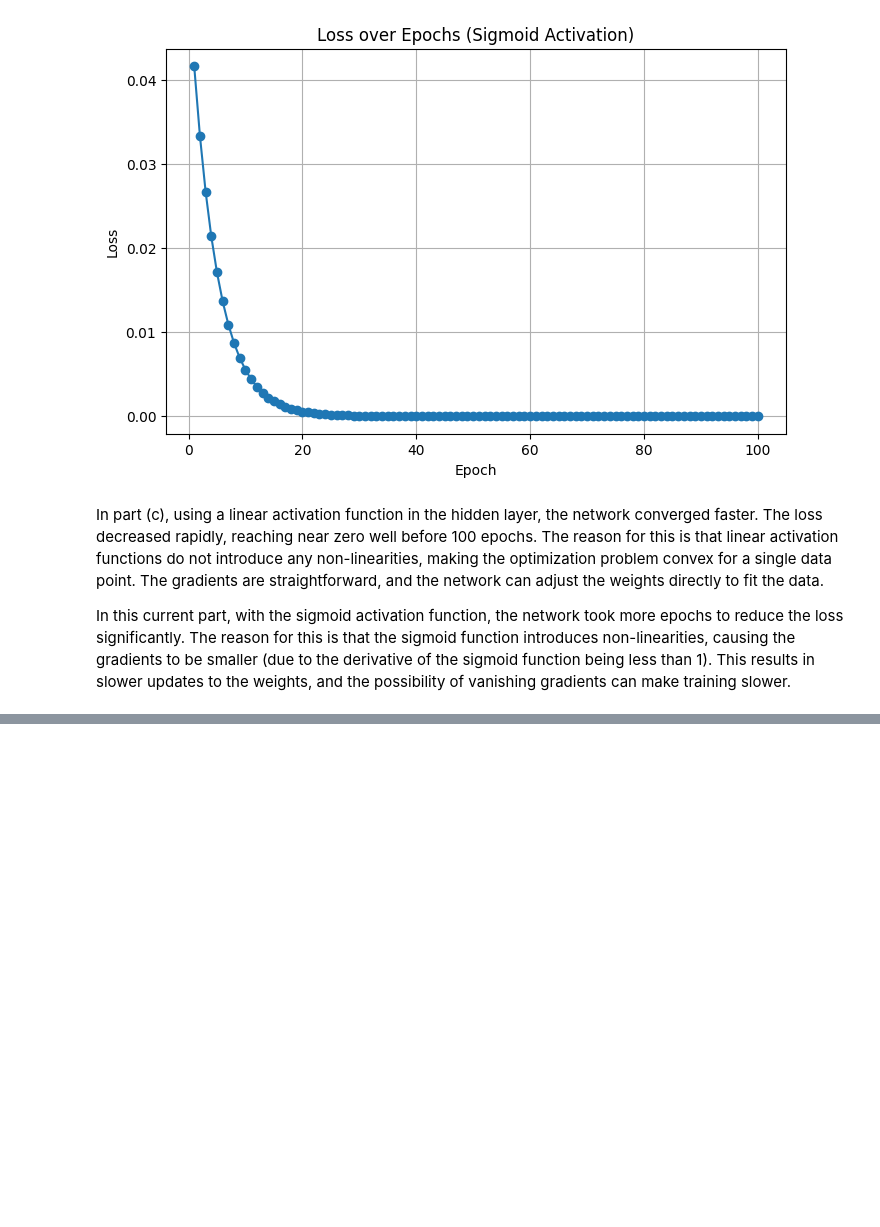
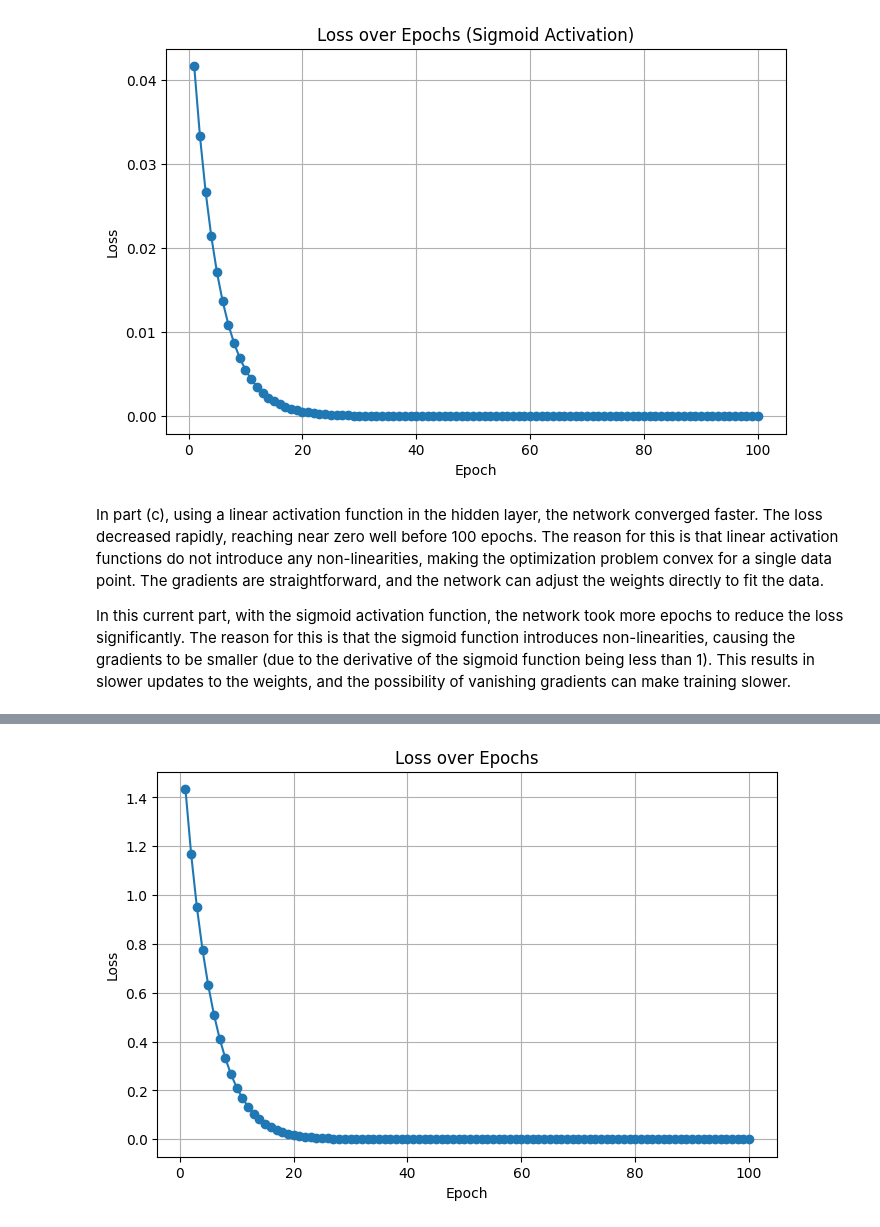
Before and after one commit to bs333/cs559, a Jupyter notebook: CS559 - Homework/hw3/sid_bhatia_hw3.ipynb, the cells around one changed output, grey strips where cells are left out. Saved outputs shown, nothing was run; the diff lists cells and outputs as text; code cells hidden in the pictures; blank space fills up the shorter version.

```diff
--- a/CS559 - Homework/hw3/sid_bhatia_hw3.ipynb
+++ b/CS559 - Homework/hw3/sid_bhatia_hw3.ipynb
@@ -324,0 +334,68 @@ In this current part, with the sigmoid activation function, the network took mor
+# %%
+np.random.seed(42)
+
+# Weights from input layer to hidden layer 1 (size: 5 x 4)
+W1 = np.random.uniform(-1, 1, (5, 4))
+
+# Weights from hidden layer 1 to hidden layer 2 (size: 5 x 5)
+W2 = np.random.uniform(-1, 1, (5, 5))
+
+# Weights from hidden layer 2 to output layer (size: 1 x 5)
+W3 = np.random.uniform(-1, 1, (1, 5))
+
+loss_history = []
+
+for epoch in range(epochs):
+
+    z1 = np.dot(W1, x)
+    a1 = sigmoid(z1)
+
+    z2 = np.dot(W2, a1)
+    a2 = sigmoid(z2)
+
+
+    z3 = np.dot(W3, a2)
+    a3 = z3
+    hat_h = a3[0]
+
+    loss = 0.5 * (hat_h - y) ** 2
+    loss_history.append(loss)
+
+    delta3 = hat_h - y
+
+    dE_dW3 = delta3 * a2.reshape(1, -1)
+
+    delta2 = (W3.T * delta3).reshape(-1) * sigmoid_derivative(a2)
+
+    dE_dW2 = np.outer(delta2, a1)
+
+    delta1 = (W2.T @ delta2) * sigmoid_derivative(a1)
+
+    dE_dW1 = np.outer(delta1, x)
+
+    W3 -= eta * dE_dW3
+    W2 -= eta * dE_dW2
+    W1 -= eta * dE_dW1
+
+    if (epoch + 1) % 10 == 0:
+        print(f"Epoch {epoch + 1}/{epochs}, Loss: {loss:.4f}")
+
+z1 = np.dot(W1, x)
+a1 = sigmoid(z1)
+
+z2 = np.dot(W2, a1)
+a2 = sigmoid(z2)
+
+z3 = np.dot(W3, a2)
+hat_h = z3[0]
+
+print(f"\nOptimized predicted value hat_h = {hat_h:.4f}")
+
+plt.figure(figsize=(8, 5))
+plt.plot(range(1, epochs + 1), loss_history, marker='o')
+plt.title('Loss over Epochs')
+plt.xlabel('Epoch')
+plt.ylabel('Loss')
+plt.grid(True)
+plt.show()
+# %% [output]
@@ -324,0 +414 @@ In this current part, with the sigmoid activation function, the network took mor
+[figure, added]
```
Also changed, not shown: parts of 2 cells of this notebook.
